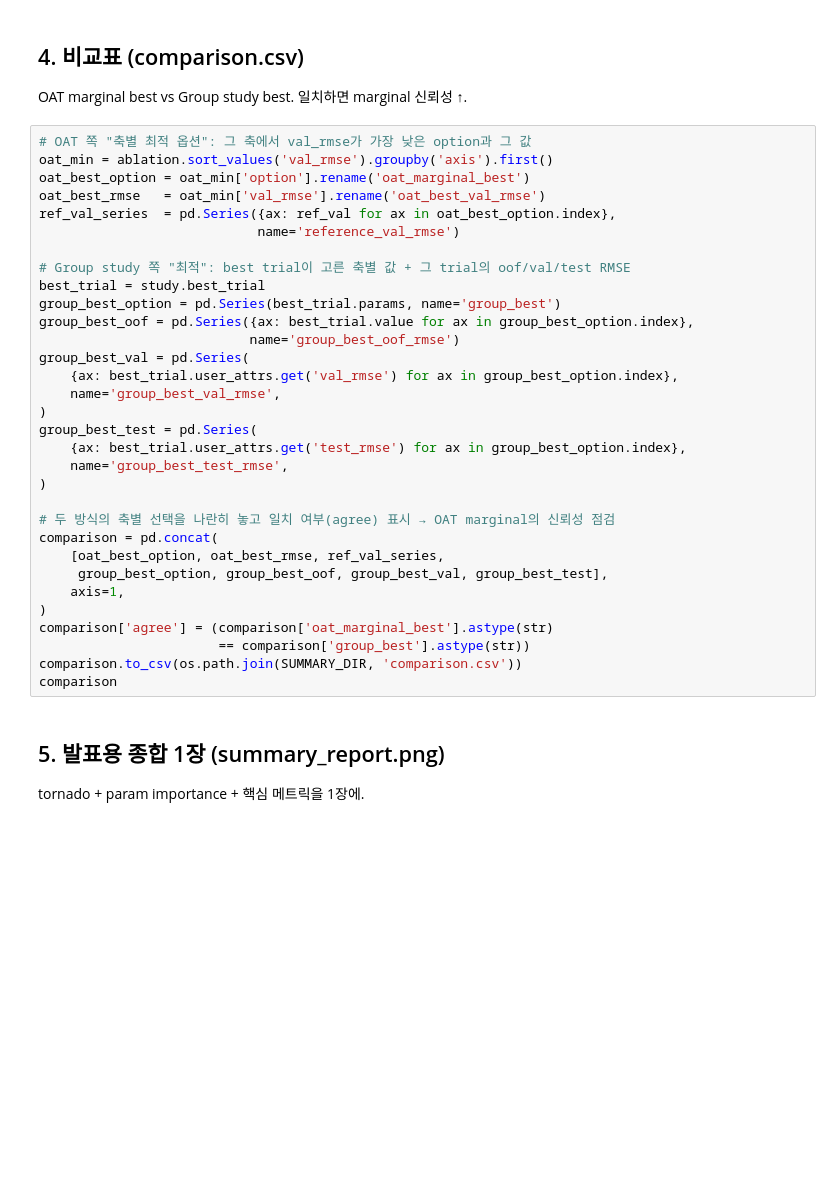
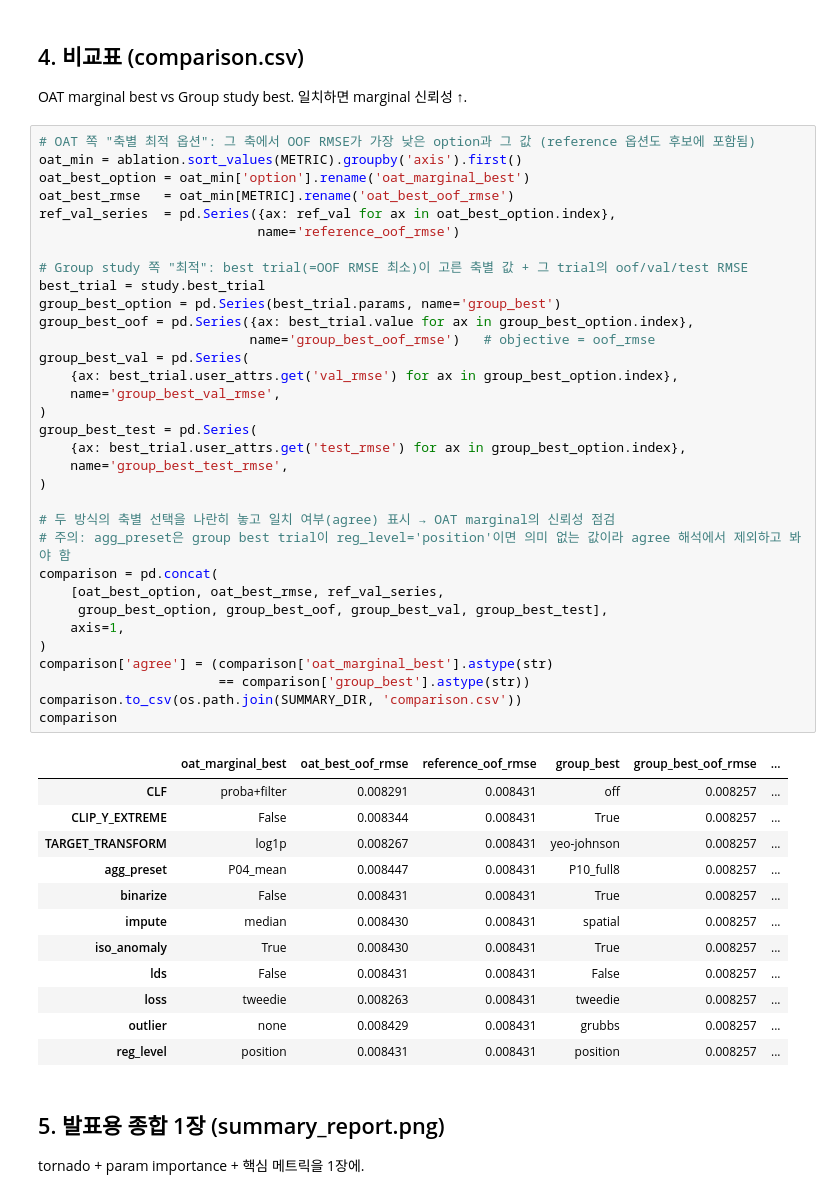
Before and after one commit to younjunseon/ASAC_SKhynix, a Jupyter notebook: 3_modeling/0_baseline/03_summary.ipynb, the cells around one changed output. Cells and saved outputs as stored; diff of their text form; blank space fills up the shorter version.

```diff
--- a/3_modeling/0_baseline/03_summary.ipynb
+++ b/3_modeling/0_baseline/03_summary.ipynb
@@ -97,37 +138,51 @@ plt.show()
 
 OAT marginal best vs Group study best. 일치하면 marginal 신뢰성 ↑.
 # %%
-# OAT 쪽 "축별 최적 옵션": 그 축에서 val_rmse가 가장 낮은 option과 그 값
-oat_min = ablation.sort_values('val_rmse').groupby('axis').first()
+# OAT 쪽 "축별 최적 옵션": 그 축에서 OOF RMSE가 가장 낮은 option과 그 값 (reference 옵션도 후보에 포함됨)
+oat_min = ablation.sort_values(METRIC).groupby('axis').first()
 oat_best_option = oat_min['option'].rename('oat_marginal_best')
-oat_best_rmse   = oat_min['val_rmse'].rename('oat_best_val_rmse')
+oat_best_rmse   = oat_min[METRIC].rename('oat_best_oof_rmse')
 ref_val_series  = pd.Series({ax: ref_val for ax in oat_best_option.index},
-                            name='reference_val_rmse')
+                            name='reference_oof_rmse')
 
-# Group study 쪽 "최적": best trial이 고른 축별 값 + 그 trial의 oof/val/test RMSE
+# Group study 쪽 "최적": best trial(=OOF RMSE 최소)이 고른 축별 값 + 그 trial의 oof/val/test RMSE
 best_trial = study.best_trial
 group_best_option = pd.Series(best_trial.params, name='group_best')
 group_best_oof = pd.Series({ax: best_trial.value for ax in group_best_option.index},
-                           name='group_best_oof_rmse')
+                           name='group_best_oof_rmse')   # objective = oof_rmse
 group_best_val = pd.Series(
     {ax: best_trial.user_attrs.get('val_rmse') for ax in group_best_option.index},
     name='group_best_val_rmse',
 )
 group_best_test = pd.Series(
     {ax: best_trial.user_attrs.get('test_rmse') for ax in group_best_option.index},
     name='group_best_test_rmse',
 )
 
 # 두 방식의 축별 선택을 나란히 놓고 일치 여부(agree) 표시 → OAT marginal의 신뢰성 점검
+# 주의: agg_preset은 group best trial이 reg_level='position'이면 의미 없는 값이라 agree 해석에서 제외하고 봐야 함
 comparison = pd.concat(
     [oat_best_option, oat_best_rmse, ref_val_series,
      group_best_option, group_best_oof, group_best_val, group_best_test],
     axis=1,
 )
 comparison['agree'] = (comparison['oat_marginal_best'].astype(str)
                        == comparison['group_best'].astype(str))
 comparison.to_csv(os.path.join(SUMMARY_DIR, 'comparison.csv'))
 comparison
+# %% [output]
+|  | oat_marginal_best | oat_best_oof_rmse | reference_oof_rmse | group_best | group_best_oof_rmse | ... |
+| CLF | proba+filter | 0.008291 | 0.008431 | off | 0.008257 | ... |
+| CLIP_Y_EXTREME | False | 0.008344 | 0.008431 | True | 0.008257 | ... |
+| TARGET_TRANSFORM | log1p | 0.008267 | 0.008431 | yeo-johnson | 0.008257 | ... |
+| agg_preset | P04_mean | 0.008447 | 0.008431 | P10_full8 | 0.008257 | ... |
+| binarize | False | 0.008431 | 0.008431 | True | 0.008257 | ... |
+| impute | median | 0.008430 | 0.008431 | spatial | 0.008257 | ... |
+| iso_anomaly | True | 0.008430 | 0.008431 | True | 0.008257 | ... |
+| lds | False | 0.008431 | 0.008431 | False | 0.008257 | ... |
+| loss | tweedie | 0.008263 | 0.008431 | tweedie | 0.008257 | ... |
+| outlier | none | 0.008429 | 0.008431 | grubbs | 0.008257 | ... |
+| reg_level | position | 0.008431 | 0.008431 | position | 0.008257 | ... |
 # %% [markdown]
 ## 5. 발표용 종합 1장 (summary_report.png)
 
```
Also changed, not shown: parts of 5 cells of this notebook, 7 other files.
